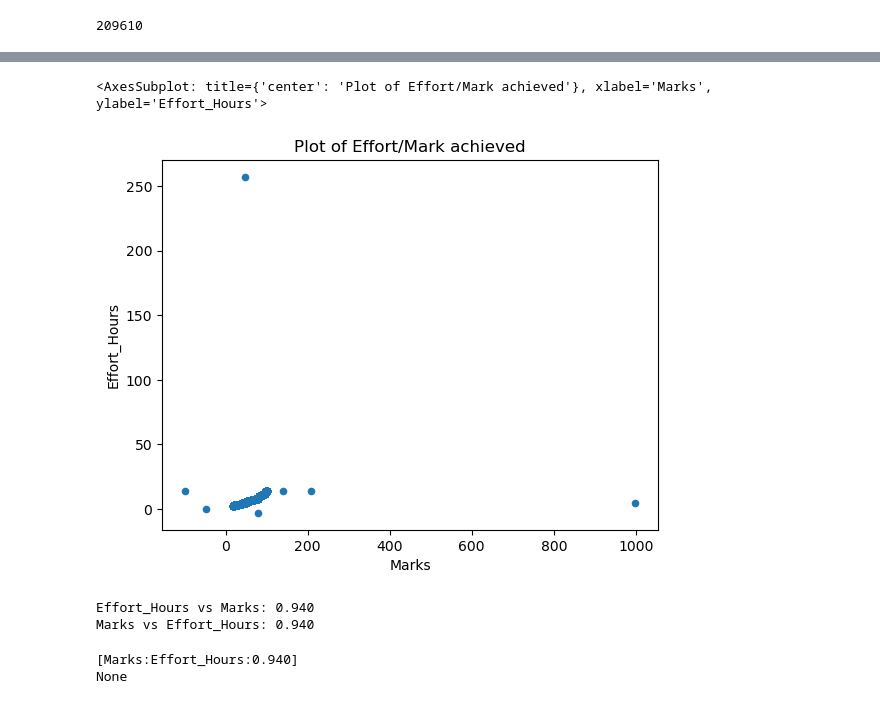
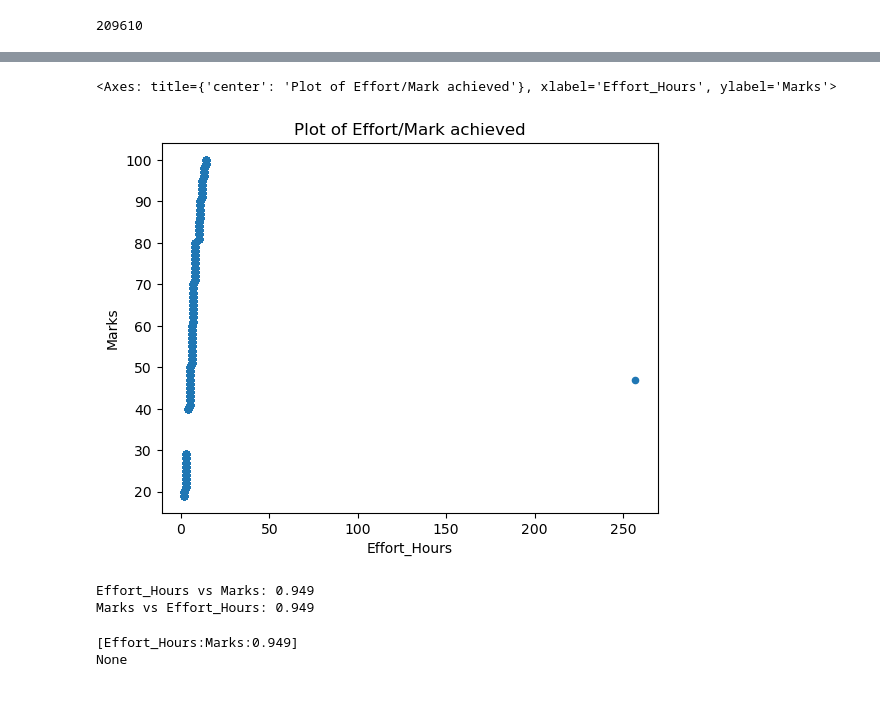
Before and after one commit to jbeau085/DB2-assign2, a Jupyter notebook: DB-Assign2.ipynb, the cells around one changed output, grey strips where cells are left out. Cells and saved outputs as stored; diff of their text form; code cells hidden in the pictures.

```diff
--- a/DB-Assign2.ipynb
+++ b/DB-Assign2.ipynb
@@ -79,0 +105,19 @@ perf_df = pd.read_sql_query("SELECT * FROM studentPerformance", connection)
+# %%
+# studentPerformance
+
+perf_clean_df = None
+
+# Marks between 0-100
+perf_clean_df = perf_df.query('0 <= Marks <= 100')
+print(perf_df.query('Marks < 0 | Marks > 100'))
+
+# Effort_Hours > 0
+perf_clean_df = perf_clean_df.query('0 <= Effort_Hours')
+print(perf_df.query('Effort_Hours < 0'))
+
+# Duplicate mark entries for a student and a paper
+print(perf_df[perf_df.duplicated(subset=["Student_ID", "Paper_ID"], keep=False)])
+
+# Missing values
+perf_clean_df = perf_clean_df.dropna()
+print(perf_df[perf_df.isna().any(axis=1)])
@@ -80,32 +142,31 @@ perf_df = pd.read_sql_query("SELECT * FROM studentPerformance", connection)
 # %%
 # Join cleaned Student performance to counceling to department info for future data mining
 
-#master_df = pd.merge(perf_df, cncl_df, on=['Student_ID','Student_ID'])
-#master_df = pd.merge(master_df, dept_df on=['Department_Admission','Department_ID'])
+master_df = pd.merge(perf_clean_df, cncl_df, on='Student_ID')
+master_df = pd.merge(master_df, dept_df, left_on='Department_Admission', right_on='Department_ID')
 # %%
-df1 = pd.read_sql_query("SELECT * FROM deptInfo", connection)
-df2 = pd.read_sql_query("SELECT Effort_Hours, Marks FROM studentPerformance", connection)
-# We have to run predictive analysis on these two students, ideally using a clean dataset
-df_student1 = perf_df.query("Student_ID == 'SID20131151'")
-df_student2 = perf_df.query("Student_ID == 'SID20149500'")
-df_student3 = perf_df.query("Student_ID == 'SID20182516'")
+# We have to run predictive analysis on these three students, ideally using a clean dataset
+effort_marks_df = master_df[["Effort_Hours", "Marks"]]
+
+df_student1 = master_df.query("Student_ID == 'SID20131151'")
+df_student2 = master_df.query("Student_ID == 'SID20149500'")
+df_student3 = master_df.query("Student_ID == 'SID20182516'")
 # %%
-df2.plot.scatter(x='Marks', y='Effort_Hours', title='Plot of Effort/Mark achieved')
+effort_marks_df.plot.scatter(x='Effort_Hours', y='Marks', title='Plot of Effort/Mark achieved')
 # %% [output]
-<AxesSubplot: title={'center': 'Plot of Effort/Mark achieved'}, xlabel='Marks', ylabel='Effort_Hours'>
+<Axes: title={'center': 'Plot of Effort/Mark achieved'}, xlabel='Effort_Hours', ylabel='Marks'>
-[figure, old version]
+[figure, new version]
 # %%
-# print(df2.corr())
 # anything above 0.8 is considered 'high' according to LinRegmin
 # we can use this loop to test any two column dataframe for correlations
-corrTest = df2.corr()
+corrTest = effort_marks_df.corr()
 for col1 in corrTest.columns:
     for col2 in corrTest.columns:
         if col1 != col2 and abs(corrTest.loc[col1, col2]) > 0.8:
             print(f"{col1} vs {col2}: {corrTest.loc[col1, col2]:.3f}")
 # %% [output]
-Effort_Hours vs Marks: 0.940
-Marks vs Effort_Hours: 0.940
+Effort_Hours vs Marks: 0.949
+Marks vs Effort_Hours: 0.949
 # %%
 # This takes a dataframe with numerical entries and groups them together
 # SHOULD work with multiple columns?
@@ -120,9 +181,9 @@ def print_correlations(dataf, threshold):
                 if abs(correlation) > threshold:
                     print(f"[{col1}:{col2}:{correlation:.3f}]")
                 checked.add((col1, col2))
-print(print_correlations(perf_df,0.8))
+print(print_correlations(effort_marks_df, 0.8))
 # %% [output]
-[Marks:Effort_Hours:0.940]
+[Effort_Hours:Marks:0.949]
 None
 # %%
 #take a dataframe with two columns, split them, run linear regression, predict and/or plot things
```
Also changed, not shown: parts of 8 cells of this notebook.
